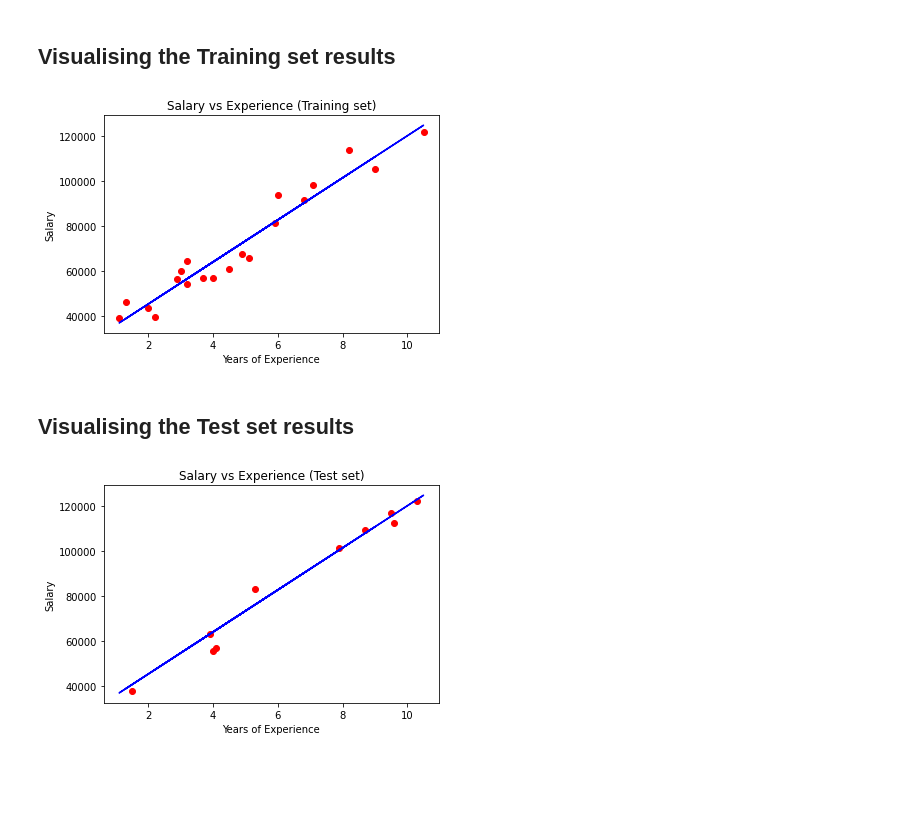
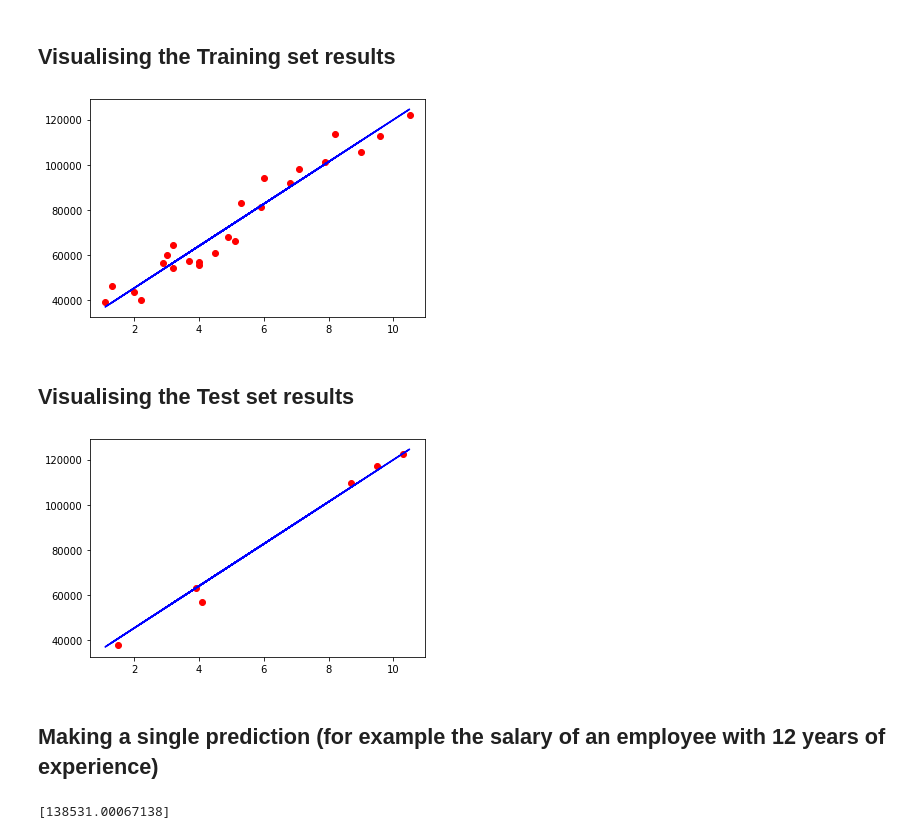
Before and after one commit to mchhour31/NN_work, a Jupyter notebook: simple_linear_regression.ipynb, the cells around one changed output. Drawn from its saved outputs; the diff is of its cells as text; code cells hidden in the pictures; blank space fills up the shorter version.

```diff
--- a/simple_linear_regression.ipynb
+++ b/simple_linear_regression.ipynb
@@ -11,6 +11,8 @@ import pandas as pd
 # %% [markdown]
 ## Importing the dataset
 # %%
-dataset = pd.read_csv('Salary_Data.csv')
-X = dataset.iloc[:, :-1].values
-y = dataset.iloc[:, -1].values
+df = pd.read_csv("Salary_Data.csv")
+X = df.iloc[:, :-1].values
+y = df.iloc[:, -1].values
+
+df
@@ -18,11 +38,13 @@ y = dataset.iloc[:, -1].values
 ## Splitting the dataset into the Training set and Test set
 # %%
 from sklearn.model_selection import train_test_split
-X_train, X_test, y_train, y_test = train_test_split(X, y, test_size = 1/3, random_state = 0)
+
+train_x, test_x, train_y, test_y = train_test_split(X, y, test_size=0.2, random_state=0)
 # %% [markdown]
 ## Training the Simple Linear Regression model on the Training set
 # %%
 from sklearn.linear_model import LinearRegression
-regressor = LinearRegression()
-regressor.fit(X_train, y_train)
+
+reg = LinearRegression()
+reg.fit(train_x, train_y)
 # %% [output]
@@ -34,22 +56,22 @@ y_pred = regressor.predict(X_test)
 # %% [markdown]
 ## Visualising the Training set results
 # %%
-plt.scatter(X_train, y_train, color = 'red')
-plt.plot(X_train, regressor.predict(X_train), color = 'blue')
-plt.title('Salary vs Experience (Training set)')
-plt.xlabel('Years of Experience')
-plt.ylabel('Salary')
+plt.scatter(train_x, train_y, color='red')
+plt.plot(train_x, reg.predict(train_x), color='blue')
 plt.show()
 # %% [output]
-[figure, old version]
+[figure, new version]
 # %% [markdown]
 ## Visualising the Test set results
 # %%
-plt.scatter(X_test, y_test, color = 'red')
-plt.plot(X_train, regressor.predict(X_train), color = 'blue')
-plt.title('Salary vs Experience (Test set)')
-plt.xlabel('Years of Experience')
-plt.ylabel('Salary')
+plt.scatter(test_x, test_y, color='red')
+plt.plot(train_x, reg.predict(train_x), color='blue')
 plt.show()
 # %% [output]
-[figure, old version]
+[figure, new version]
+# %% [markdown]
+## Making a single prediction (for example the salary of an employee with 12 years of experience)
+# %%
+print(reg.predict([[12]]))
+# %% [output]
+[138531.00067138]
```
Also changed, not shown: parts of 9 cells of this notebook.
